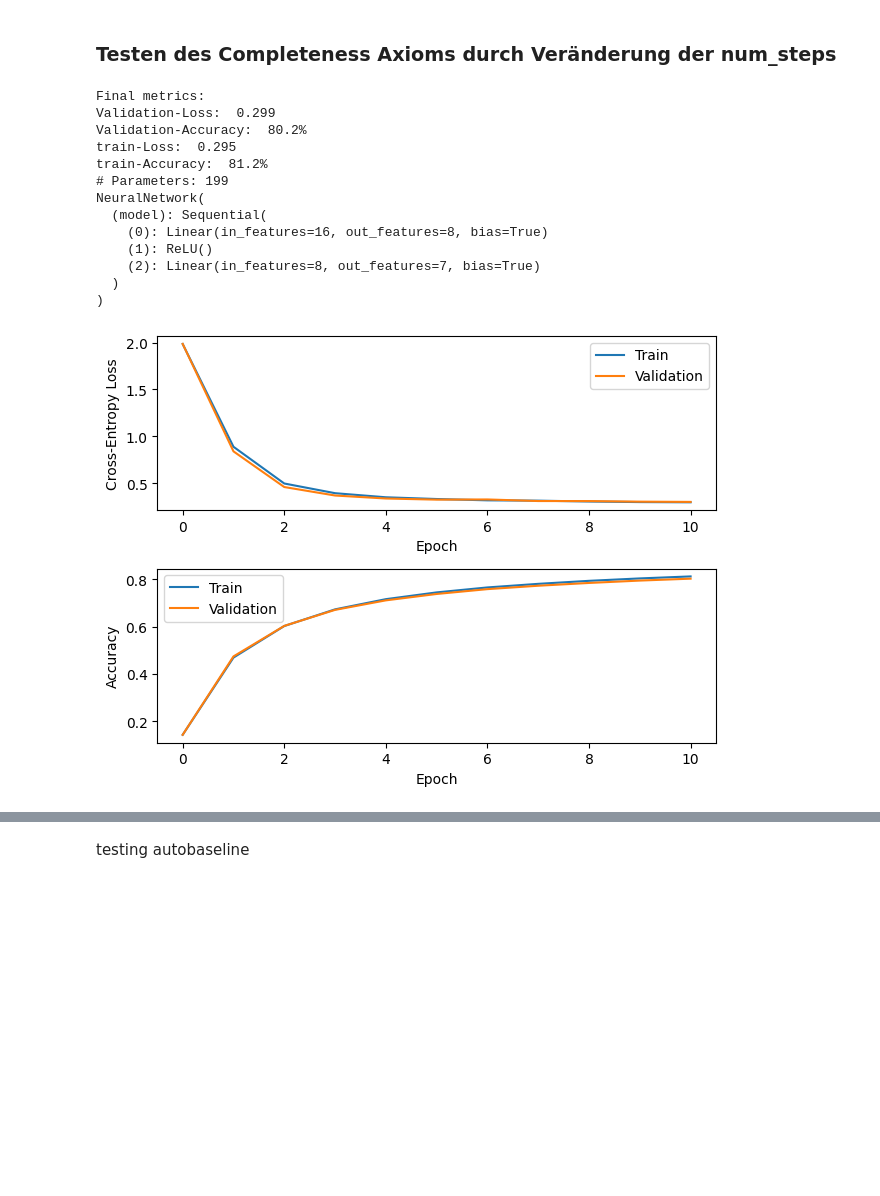
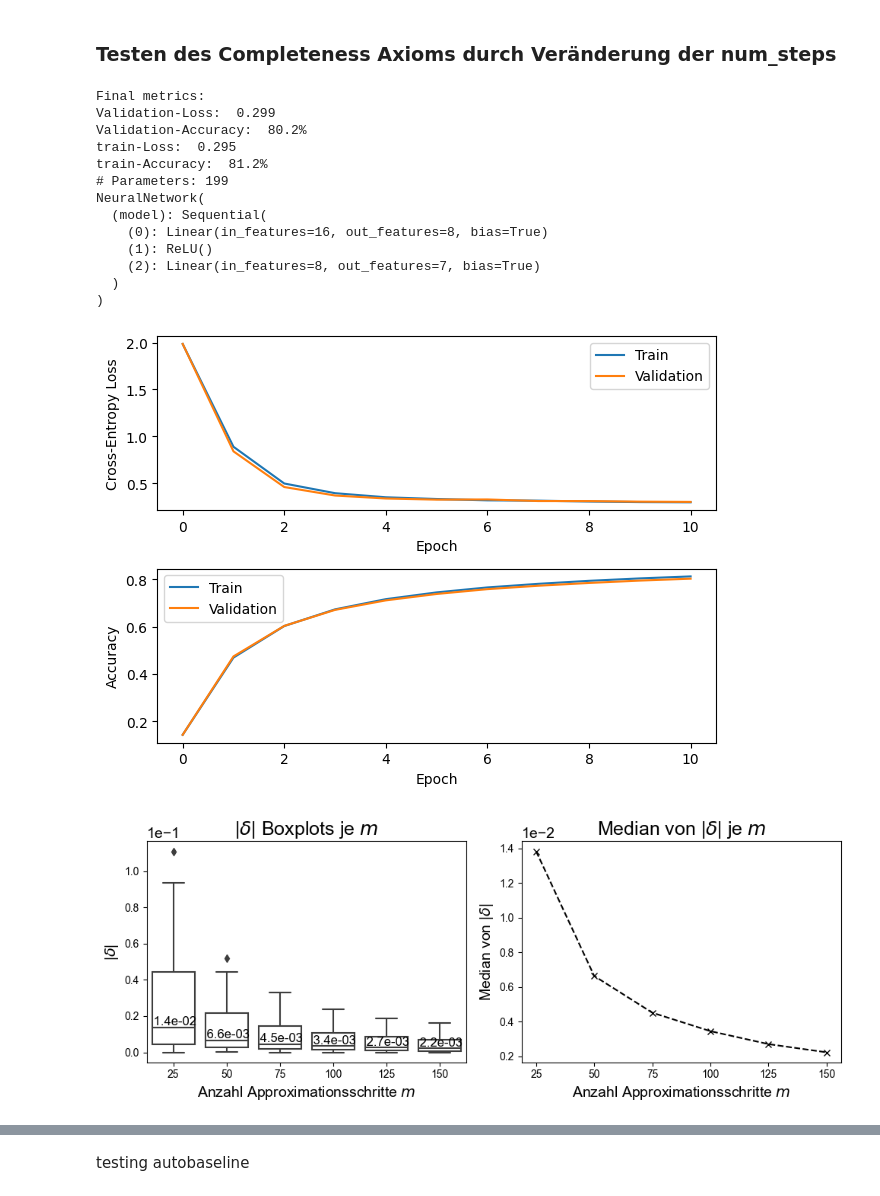
Before and after one commit to surajk222/Project_Group_Attribution_Method, a Jupyter notebook: integrated_gradients_exploration.ipynb, the cells around one changed output, grey strips where cells are left out. Saved outputs shown, nothing was run; the diff lists cells and outputs as text; code cells hidden in the pictures; blank space fills up the shorter version.

Commit message:
final visualizations added

```diff
--- a/integrated_gradients_exploration.ipynb
+++ b/integrated_gradients_exploration.ipynb
@@ -54,25 +46,26 @@ Reihenfolge: tensor([12, 13, 10,  9, 11, 15, 14,  4,  5,  0,  6,  8,  3,  2,  1,
 ### Testen des Completeness Axioms durch Veränderung der num_steps
 # %%
 from model.training import train_model_and_visualize
+from evaluation import IntegratedGradientsEvaluator
+import torch
+
+
 model = train_model_and_visualize([8])
-
-from evaluation import IntegratedGradientsEvaluator
-
 evaluator = IntegratedGradientsEvaluator(model=model)
-
-evaluator.visualize_completess_deltas_comparison(range(10,151,20))
+evaluator.completeness_deltas_boxplots([25,50,75,100,125,150], baseline=torch.zeros((16)))
 # %% [output]
 Final metrics:
 Validation-Loss:  0.299
 Validation-Accuracy:  80.2%
 train-Loss:  0.295
 train-Accuracy:  81.2%
 # Parameters: 199
 NeuralNetwork(
   (model): Sequential(
     (0): Linear(in_features=16, out_features=8, bias=True)
     (1): ReLU()
     (2): Linear(in_features=8, out_features=7, bias=True)
   )
 )
 [figure]
+[figure, added]
```
Also changed, not shown: parts of 12 cells of this notebook.
